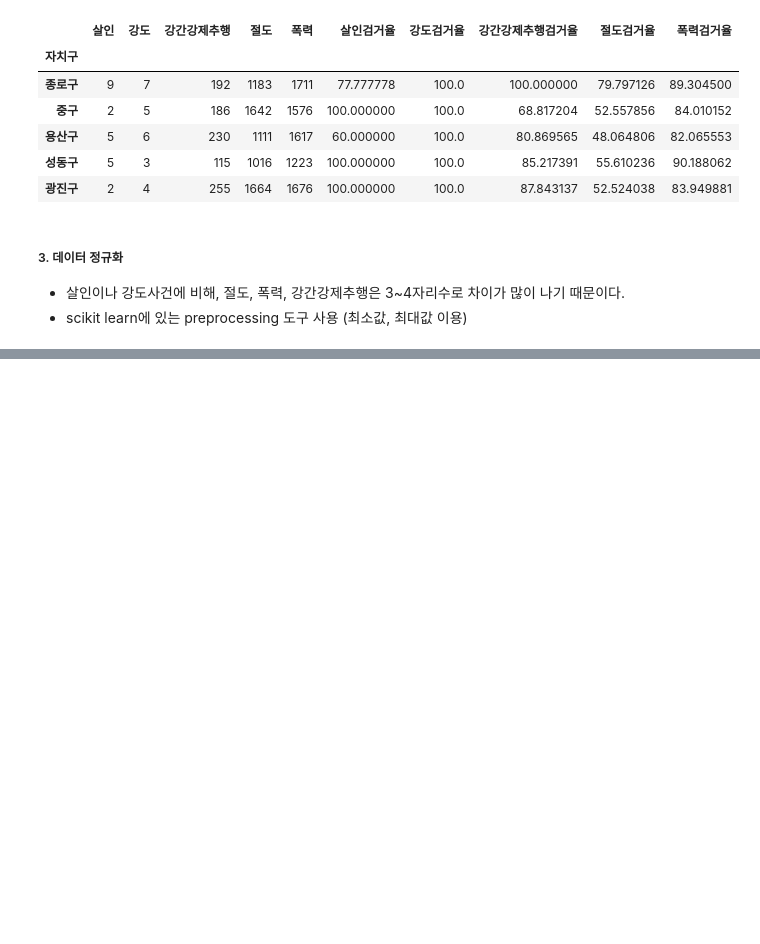
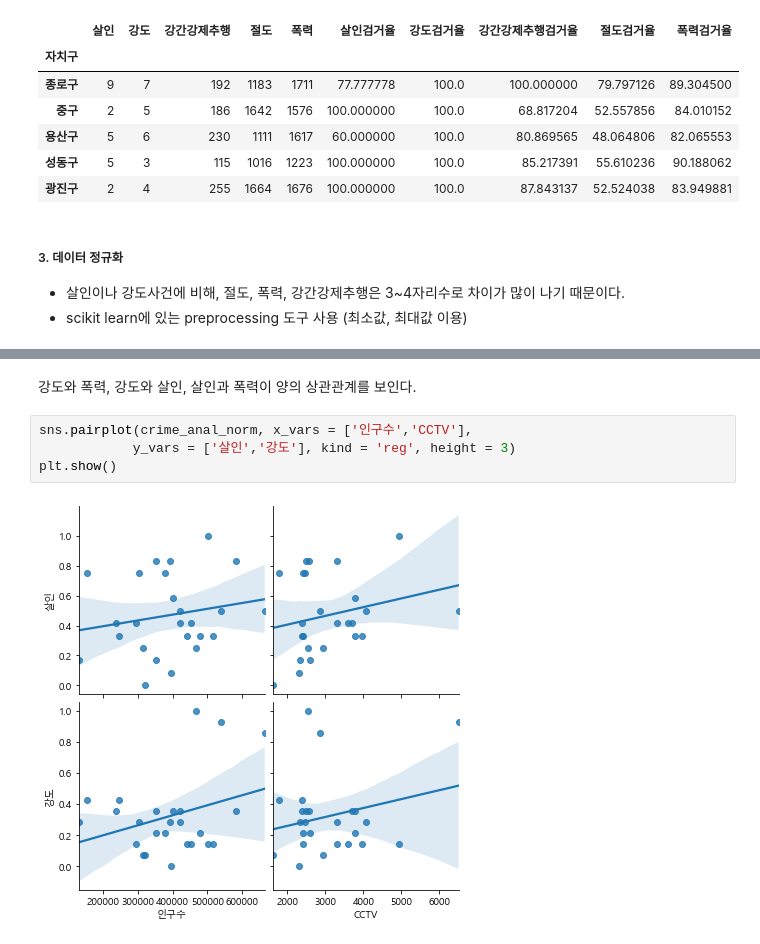
Before and after one commit to suyeondev/TIL, a Jupyter notebook: Python/데이터분석_실습/[실습02-서울시_범죄_현황분석].ipynb, the cells around one changed output, grey strips where cells are left out. Saved outputs shown, nothing was run; the diff lists cells and outputs as text; blank space fills up the shorter version.

```diff
--- a/Python/데이터분석_실습/[실습02-서울시_범죄_현황분석].ipynb
+++ b/Python/데이터분석_실습/[실습02-서울시_범죄_현황분석].ipynb
@@ -265,0 +277,8 @@ crime_anal_norm
+# %% [markdown]
+강도와 폭력, 강도와 살인, 살인과 폭력이 양의 상관관계를 보인다.
+# %%
+sns.pairplot(crime_anal_norm, x_vars = ['인구수','CCTV'],
+            y_vars = ['살인','강도'], kind = 'reg', height = 3)
+plt.show()
+# %% [output]
+[figure, added]
```
Also changed, not shown: parts of 11 cells of this notebook.
